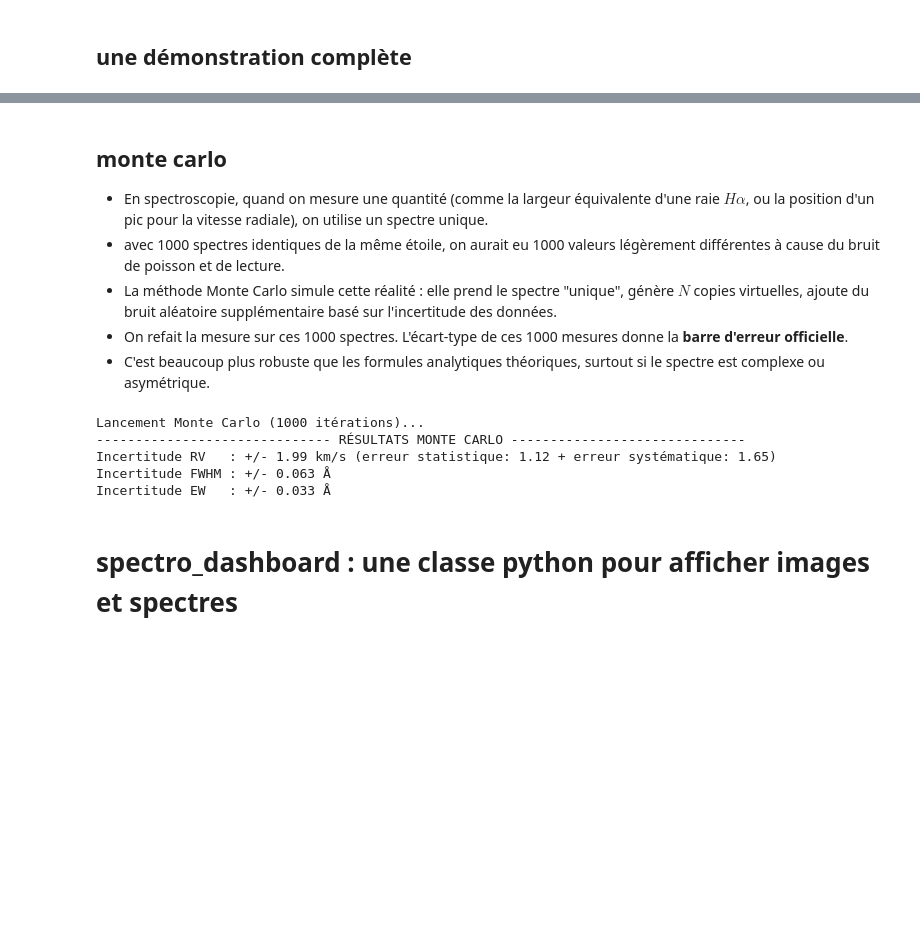
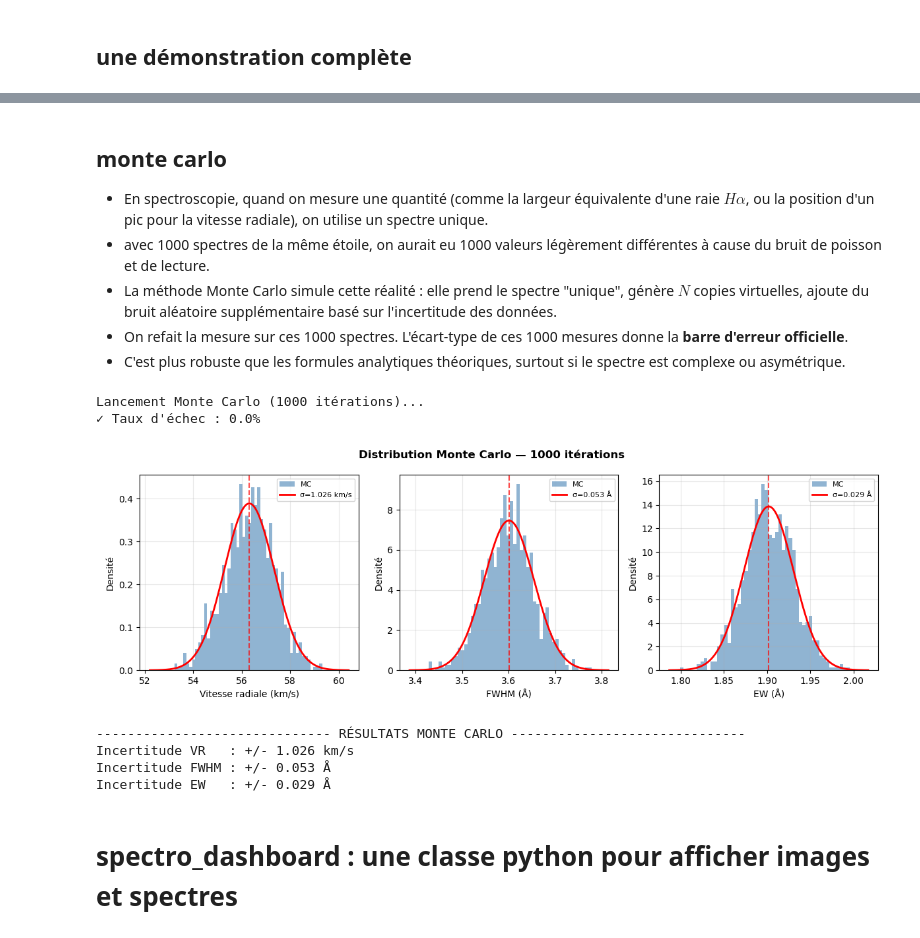
Before and after one commit to plouis35/SAR_colab, a Jupyter notebook: notebooks/00_outils_et_méthodes.ipynb, the cells around one changed output, grey strips where cells are left out. Saved outputs shown, nothing was run; the diff lists cells and outputs as text; code cells hidden in the pictures; blank space fills up the shorter version.

```diff
--- a/notebooks/00_outils_et_méthodes.ipynb
+++ b/notebooks/00_outils_et_méthodes.ipynb
@@ -818,10 +884,10 @@ EW                    : 1.92 +/- 0.04 Å
 ## monte carlo
 
 - En spectroscopie, quand on mesure une quantité (comme la largeur équivalente d'une raie $H\alpha$, ou la position d'un pic pour la vitesse radiale), on utilise un spectre unique.
-- avec 1000 spectres identiques de la même étoile, on aurait eu 1000 valeurs légèrement différentes à cause du bruit de poisson et de lecture.
+- avec 1000 spectres de la même étoile, on aurait eu 1000 valeurs légèrement différentes à cause du bruit de poisson et de lecture.
 - La méthode Monte Carlo simule cette réalité : elle prend le spectre "unique", génère $N$ copies virtuelles, ajoute du bruit aléatoire supplémentaire basé sur l'incertitude des données.
 - On refait la mesure sur ces 1000 spectres. L'écart-type de ces 1000 mesures donne la **barre d'erreur officielle**.
-- C'est beaucoup plus robuste que les formules analytiques théoriques, surtout si le spectre est complexe ou asymétrique.
+- C'est plus robuste que les formules analytiques théoriques, surtout si le spectre est complexe ou asymétrique.
 # %%
 
 def monte_carlo_simulation(flux_original, axis_x, bruit_sigma, n_iter=1000):
@@ -834,9 +900,16 @@ def monte_carlo_simulation(flux_original, axis_x, bruit_sigma, n_iter=1000):
     res_rv = []
     res_fwhm = []
     res_ew = []
+    n_echecs = 0
 
     # On initialise large pour aider le fit
-    g_init_mc = models.Gaussian1D(amplitude=-0.5, mean=6564, stddev=1.0) + models.Const1D(1.0)
+    #g_init_mc = models.Gaussian1D(amplitude=-0.5, mean=6564, stddev=1.0) + models.Const1D(1.0)
+    # Initialisation depuis le résultat du fit principal
+    g_init_mc = models.Gaussian1D(
+        amplitude=amp_fit,
+        mean=center_fit,
+        stddev=stddev_fit
+    ) + models.Const1D(g_fit[1].amplitude.value)
 
     for i in range(n_iter):
         # 1. Génération du bruit
@@ -865,47 +938,80 @@ def monte_carlo_simulation(flux_original, axis_x, bruit_sigma, n_iter=1000):
             res_fwhm.append(fwhm)
             res_ew.append(ew)
 
         except Exception:
-            # Si le fit rate, on ignore
-            pass
+            n_echecs += 1
 
     arr_rv = np.array(res_rv)
     arr_fwhm = np.array(res_fwhm)
     arr_ew = np.array(res_ew)
 
     # Conversion RV en km/s (pour l'écart-type)
     c_kms = 299792.458
     lambda_ref = 6562.80
     # L'écart-type sur la position (Angstroms) converti en vitesse
     sigma_stat_rv = (np.std(arr_rv) / lambda_ref) * c_kms
 
+    taux_echec = n_echecs / n_iter * 100
+    if taux_echec > 5:
+        print(f"⚠ Taux d'échec : {taux_echec:.1f}% — vérifier les conditions initiales du fit")
+    else:
+        print(f"✓ Taux d'échec : {taux_echec:.1f}%")
+
+    fig, axes = plt.subplots(1, 3, figsize=(12, 4))
+
+    # on affiche la distribution des valeurs
+    for ax, data, label, unit, analytical in zip(
+        axes,
+        [(arr_rv - lambda_repos) * c_kms / lambda_repos, arr_fwhm, arr_ew],  # données MC
+        ['Vitesse radiale', 'FWHM', 'EW'],
+        ['km/s', 'Å', 'Å'],
+        [sigma_stat_rv, np.std(arr_fwhm), np.std(arr_ew)]
+        ):
+            ax.hist(data, bins=50, density=True, alpha=0.6, color='steelblue', label='MC')
+
+            # Gaussienne analytique superposée
+            mu, sigma = np.mean(data), np.std(data)
+            x_g = np.linspace(mu - 4*sigma, mu + 4*sigma, 200)
+            ax.plot(x_g, np.exp(-0.5*((x_g-mu)/sigma)**2) / (sigma*np.sqrt(2*np.pi)),
+                    'r-', lw=2, label=f'σ={sigma:.3f} {unit}')
+
+            ax.axvline(mu, color='red', linestyle='--', alpha=0.7)
+            ax.set_xlabel(f'{label} ({unit})')
+            ax.set_ylabel('Densité')
+            ax.legend(fontsize=8)
+            ax.grid(True, alpha=0.3)
+
+    plt.suptitle(f"Distribution Monte Carlo — {n_iter} itérations", fontweight='bold')
+    plt.tight_layout()
+    plt.show()
+
+
     return {
         "sigma_rv": sigma_stat_rv,      # Erreur Statistique RV (km/s)
         "sigma_fwhm": np.std(arr_fwhm), # Erreur Statistique FWHM (Angstroms)
         "sigma_ew": np.std(arr_ew)      # Erreur Statistique EW (Angstroms)
     }
 
-# 1. On récupère le niveau de bruit (Sigma)
-#niveau_bruit_mc = 1.0 / snr_val
-niveau_bruit_mc = bruit_sigma
 
-# 2. On lance la machine
+# 1. On utilise le SNR mesuré comme en situation réelle
+niveau_bruit_mc = np.median(spec_norm.flux.value[mask_indices]) / snr_val
+
+# 2. On lance la simulation
 mc_results = monte_carlo_simulation(spec_norm.flux.value, spec_norm.spectral_axis,
                                     bruit_sigma=niveau_bruit_mc, n_iter=1000)
 
-# 3. On combine avec les erreurs systématiques
-sigma_total_rv_mc = np.sqrt(mc_results['sigma_rv']**2 + sigma_syst_rv**2)
-
 print("-" * 30 + " RÉSULTATS MONTE CARLO " + "-" * 30)
-print(f"Incertitude RV   : +/- {sigma_total_rv_mc:.2f} km/s (erreur statistique: {mc_results['sigma_rv']:.2f} + erreur systématique: {sigma_syst_rv:.2f})")
+print(f"Incertitude VR   : +/- {mc_results['sigma_rv']:.3f} km/s")
 print(f"Incertitude FWHM : +/- {mc_results['sigma_fwhm']:.3f} Å")
 print(f"Incertitude EW   : +/- {mc_results['sigma_ew']:.3f} Å")
 # %% [output]
 Lancement Monte Carlo (1000 itérations)...
------------------------------- RÉSULTATS MONTE CARLO ------------------------------
-Incertitude RV   : +/- 1.99 km/s (erreur statistique: 1.12 + erreur systématique: 1.65)
-Incertitude FWHM : +/- 0.063 Å
-Incertitude EW   : +/- 0.033 Å
+✓ Taux d'échec : 0.0%
+[figure, added]
+------------------------------ RÉSULTATS MONTE CARLO ------------------------------
+Incertitude VR   : +/- 1.026 km/s
+Incertitude FWHM : +/- 0.053 Å
+Incertitude EW   : +/- 0.029 Å
 # %% [markdown]
 # spectro_dashboard : une classe python pour afficher images et spectres
 # %%
```
Also changed, not shown: parts of 13 cells of this notebook, 11 other files.
